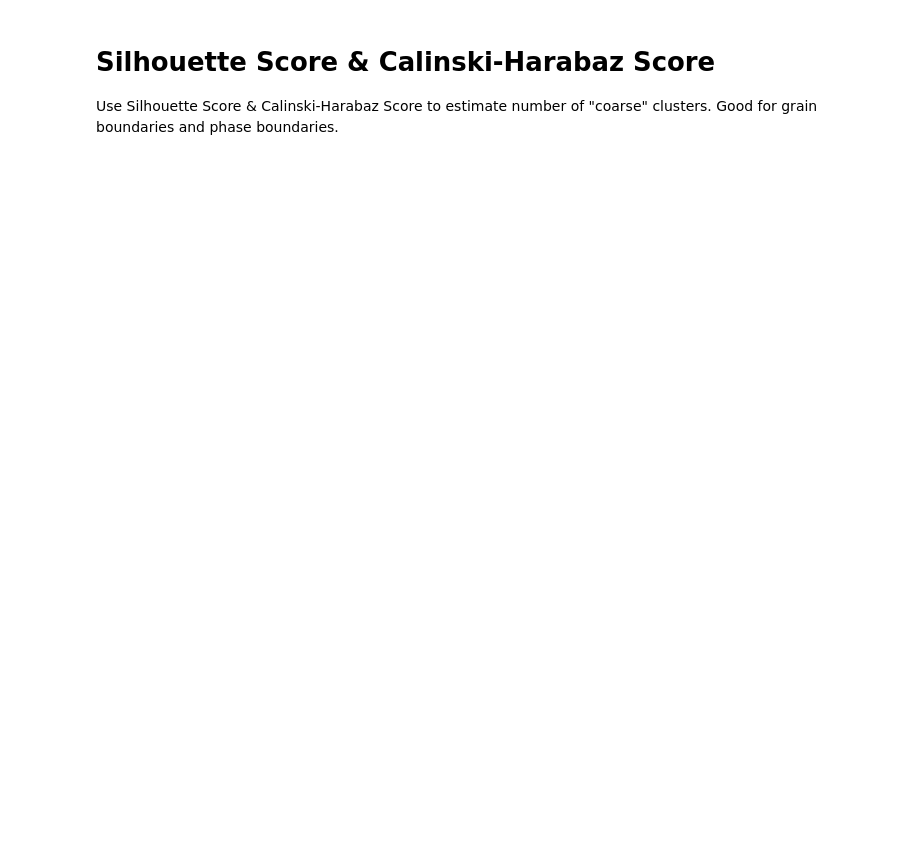
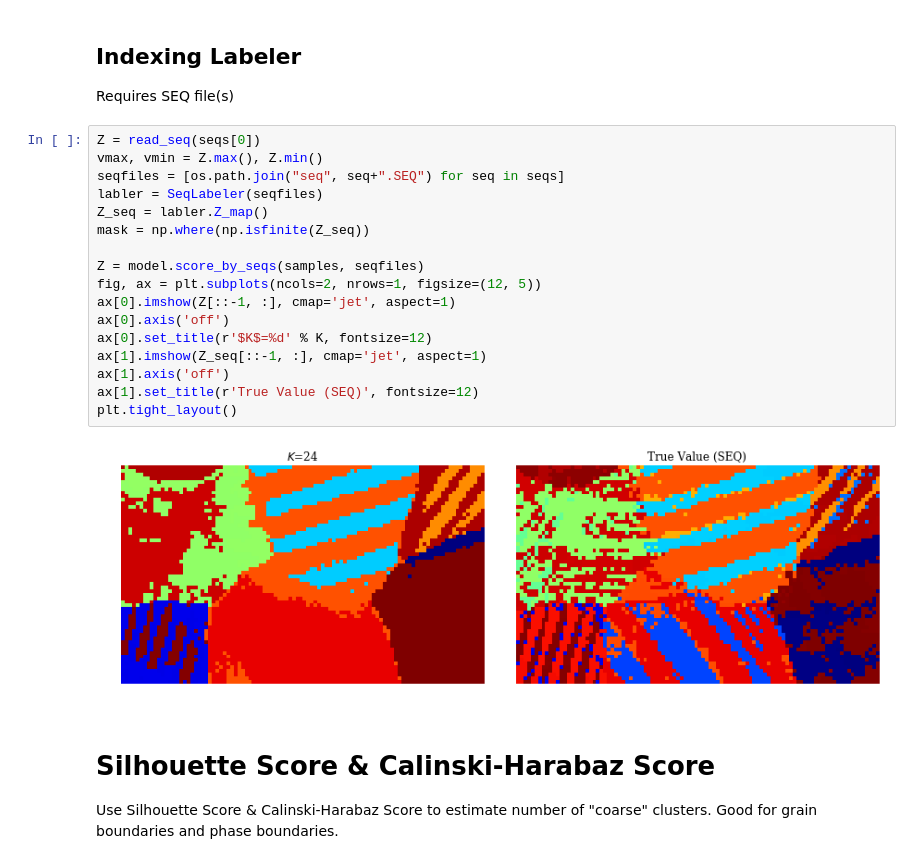
Before and after one commit to xmechanics/canon, a Jupyter notebook: scripts/segment.ipynb, the cells around one changed output. Cells and saved outputs as stored; diff of their text form; blank space fills up the shorter version.

```diff
--- a/scripts/segment.ipynb
+++ b/scripts/segment.ipynb
@@ -71,3 +132,26 @@ ax.imshow(Z[::-1, :, :], aspect=aspect_ratio)
+# %% [markdown]
+## Indexing Labeler
+
+Requires SEQ file(s)
+# %%
+Z = read_seq(seqs[0])
+vmax, vmin = Z.max(), Z.min()
+seqfiles = [os.path.join("seq", seq+".SEQ") for seq in seqs]
+labler = SeqLabeler(seqfiles)
+Z_seq = labler.Z_map()
+mask = np.where(np.isfinite(Z_seq))
+
+Z = model.score_by_seqs(samples, seqfiles)
+fig, ax = plt.subplots(ncols=2, nrows=1, figsize=(12, 5))
+ax[0].imshow(Z[::-1, :], cmap='jet', aspect=1)
+ax[0].axis('off')
+ax[0].set_title(r'$K$=%d' % K, fontsize=12)
+ax[1].imshow(Z_seq[::-1, :], cmap='jet', aspect=1)
+ax[1].axis('off')
+ax[1].set_title(r'True Value (SEQ)', fontsize=12)
+plt.tight_layout()
+# %% [output]
+[figure, added]
 # %% [markdown]
 # Silhouette Score & Calinski-Harabaz Score
 Use Silhouette Score & Calinski-Harabaz Score to estimate number of "coarse" clusters.
```
Also changed, not shown: parts of 9 cells of this notebook, 6 other files.
